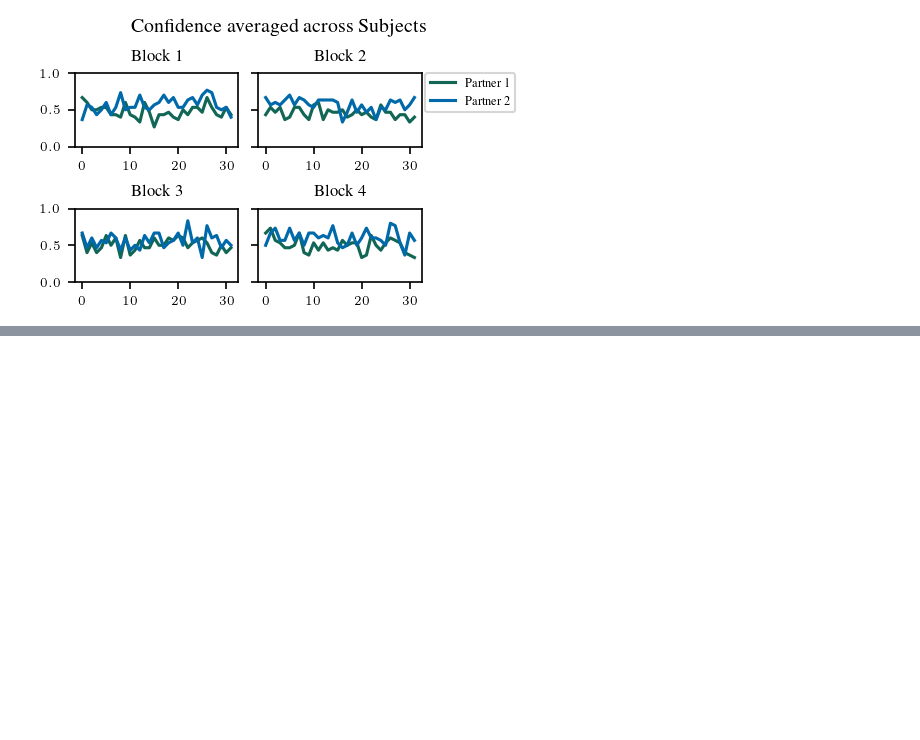
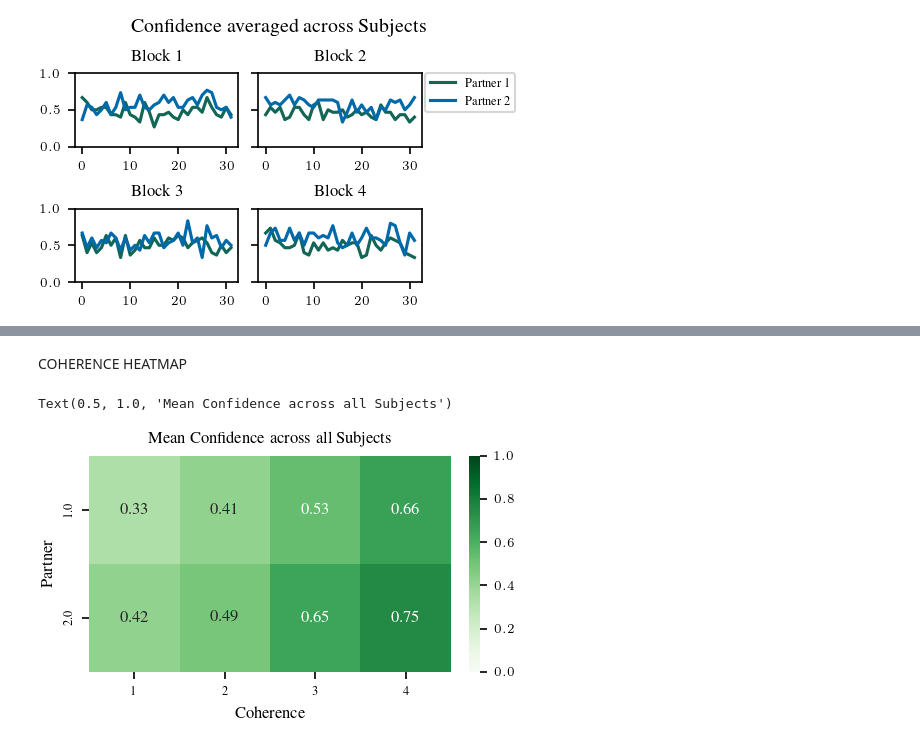
Before and after one commit to meikeoschmann/disRNN-conf-match, a Jupyter notebook: CogModelingRNNsTutorial/plot_subject_choices.ipynb, the cells around one changed output, grey strips where cells are left out. Saved outputs shown, nothing was run; the diff lists cells and outputs as text; code cells hidden in the pictures; blank space fills up the shorter version.

```diff
--- a/CogModelingRNNsTutorial/plot_subject_choices.ipynb
+++ b/CogModelingRNNsTutorial/plot_subject_choices.ipynb
@@ -161,0 +156,15 @@ plt.show()
+# %% [markdown]
+COHERENCE HEATMAP
+# %%
+### ALL SUBJECTS ###
+
+plt.rcParams.update(figsizes.icml2022_half(nrows=1, ncols=1))### ALL SUBJECTS ###
+
+ax = sns.heatmap(pd.pivot_table(df, index='type', columns='theta_rescaled', values='Sconfidence', aggfunc=np.mean), cmap='Greens', annot=True, fmt=".2f", vmin=0, vmax=1)
+# change labels
+plt.xlabel('Coherence')
+plt.ylabel('Partner')
+plt.title('Mean Confidence across all Subjects')
+# %% [output]
+Text(0.5, 1.0, 'Mean Confidence across all Subjects')
+[figure, added]
```
Also changed, not shown: parts of 4 cells of this notebook.
